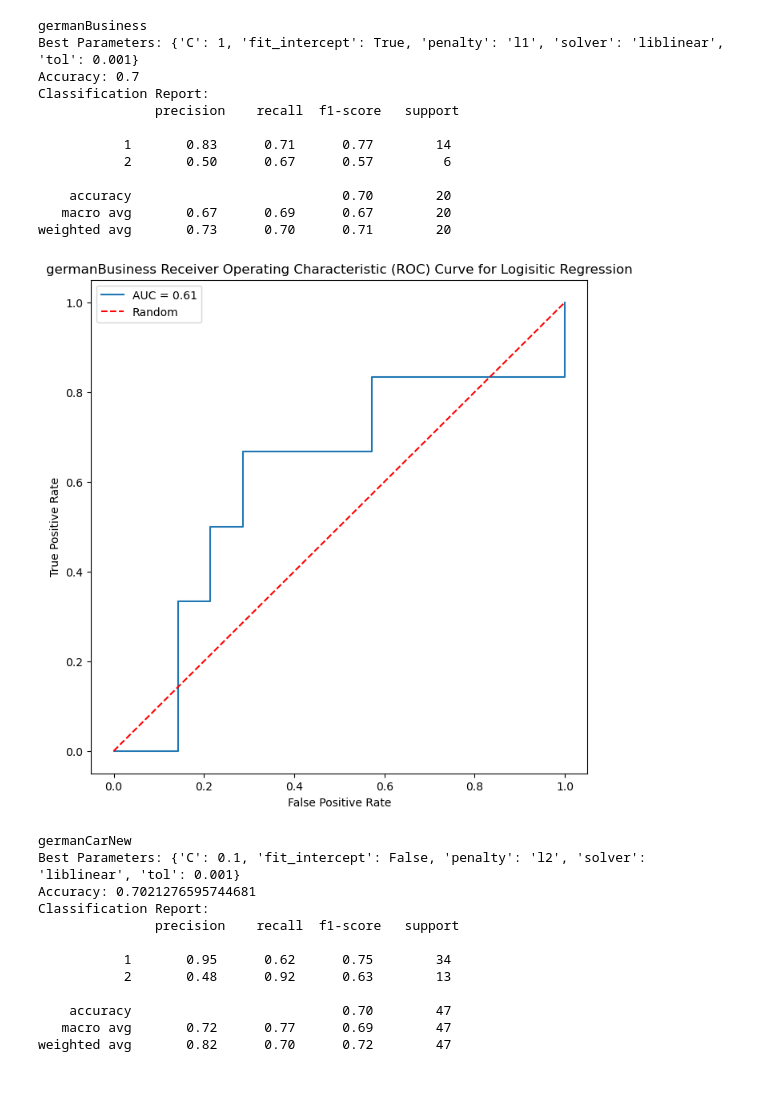
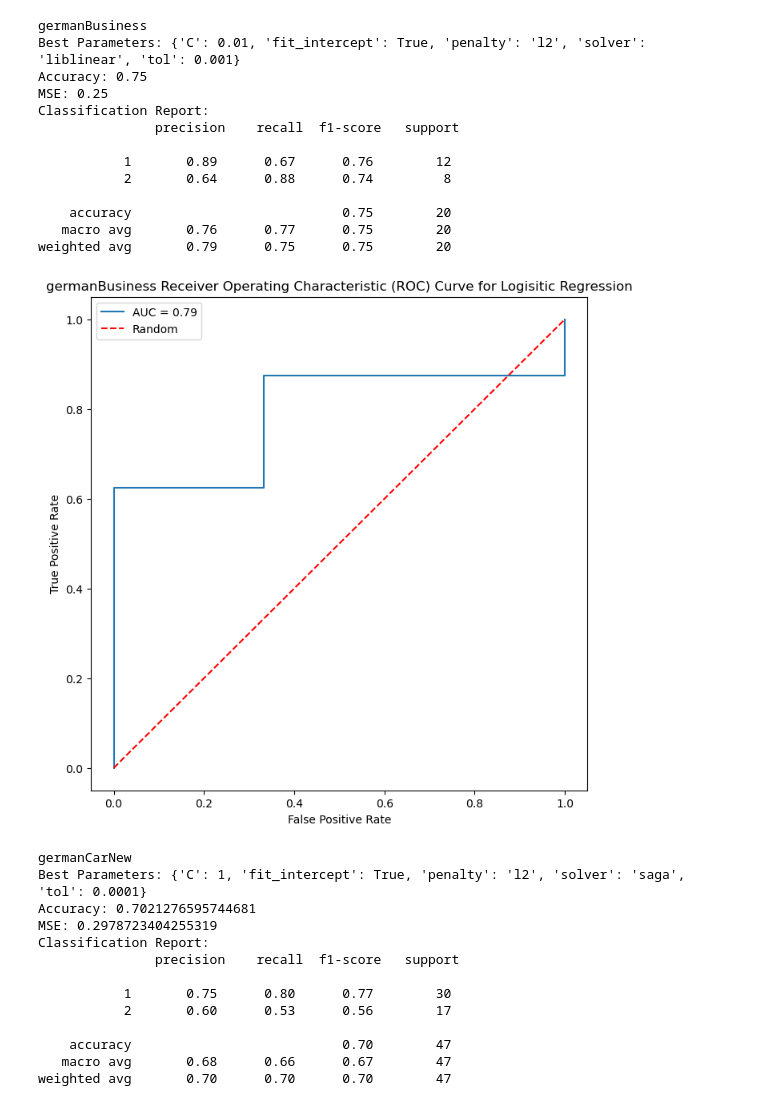
Before and after one commit to siusing-li/171_final, a Jupyter notebook: src/germanLogistic.ipynb, the cells around one changed output. Cells and saved outputs as stored; diff of their text form; code cells hidden in the pictures.

```diff
--- a/src/germanLogistic.ipynb
+++ b/src/germanLogistic.ipynb
@@ -21,24 +9,8 @@ import nbformat
 from sklearn.preprocessing import StandardScaler
 # %%
-'''df[0] = pd.read_csv('germanAppliance2.csv')
-df[1] = pd.read_csv('germanBusiness.csv')
-df[2] = pd.read_csv('germanCarNew.csv')
-df[3] = pd.read_csv('germanCarUsed.csv')
-df[4] = pd.read_csv('germanEducation2.csv')
-df[5] = pd.read_csv('germanFurniture.csv')
-df[6] = pd.read_csv('germanOther.csv')
-df[7] = pd.read_csv('germanRadio_TV.csv')
-df[8] = pd.read_csv('germanReapirs.csv')
-df[9] = pd.read_csv('germanRetraining2.csv')'''
-
-"""file_list = ['germanAppliance2.csv', 'germanBusiness.csv', 'germanCarNew.csv', 'germanCarUsed.csv',
-            'germanEducation2.csv', 'germanFurniture.csv', 'germanOther.csv',
-            'germanRadio_TV.csv', 'germanRepairs.csv', 'germanRetraining2']"""
-
-#Took out germanAppliance2, germanOther, germanRetraining2
+#Took out germanAppliance2, germanOther, germanRetraining2 because not enough data
 file_list = ['germanBusiness.csv', 'germanCarNew.csv', 'germanCarUsed.csv',
-'germanEducation2.csv', 'germanFurniture.csv',
-'germanRadio_TV.csv', 'germanRepairs.csv']
+            'germanEducation2.csv', 'germanFurniture.csv', 'germanRadio_TV.csv', 'germanRepairs.csv']
 
 # Initialize an empty dictionary to store DataFrames
 dataframes = {}
@@ -50,19 +22,15 @@ for file in file_list:
 
 for name, df in dataframes.items():
     print(name)
-    train, test = train_test_split(df, test_size=0.20, random_state=12)
+    train, test = train_test_split(df, test_size=0.20, random_state=3)
     # The remaining
     X_train, y_train = train.drop(columns=['Class']) ,train['Class']
     X_test, y_test = test.drop(columns=['Class']), test['Class']
-
-
 
     # Feature scaling
     sc = StandardScaler()
     X_train = sc.fit_transform(X_train)
     X_test= sc.transform(X_test)
-
-
 
     # Define the parameter grid for grid search
     param_grid = {
@@ -74,11 +42,10 @@ for name, df in dataframes.items():
     }
 
     # Initialize the Logistic Regression model
-    cls = LogisticRegression(max_iter=1000000)
-    #cls.fit(X_train, y_train)
+    log_cls = LogisticRegression(max_iter=1000000)
 
     # Create a GridSearchCV object
-    grid_search = GridSearchCV(cls, param_grid, cv=5, scoring='accuracy', n_jobs=-1)
+    grid_search = GridSearchCV(log_cls, param_grid, cv=5, scoring='accuracy', n_jobs=-1)
 
     # Fit the GridSearchCV object to the data
     grid_search.fit(X_train, y_train)
@@ -88,60 +55,60 @@ for name, df in dataframes.items():
     print("Best Parameters:", best_params)
 
     # Get the best model from the grid search
-    best_cls = grid_search.best_estimator_
+    best_log_cls = grid_search.best_estimator_
 
     # Make predictions on the test set using the best model
-    y_pred = best_cls.predict(X_test)
+    y_pred = best_log_cls.predict(X_test)
 
     # Evaluate the model
     accuracy = accuracy_score(y_test, y_pred)
+    mse = mean_squared_error(y_test, y_pred)
     report = classification_report(y_test, y_pred)
 
     print("Accuracy:", accuracy)
+    print("MSE:", mse)
     print("Classification Report:\n", report)
 
-    #print(classification_report(y_test, cls.predict(X_test)))
-
     # Make predictions on the test set
-    y_probs_svm = best_cls.predict_proba(X_test)[:, 1]
+    y_probs = best_log_cls.predict_proba(X_test)[:, 1]
 
     # Calculate ROC curve
-    fpr_svm, tpr_svm, thresholds_svm = roc_curve(y_test, y_probs_svm, pos_label=1)
+    fpr, tpr, thresholds= roc_curve(y_test, y_probs, pos_label=1)
 
     # Plot the ROC curve
     plt.figure(figsize=(8, 8))
-    plt.plot(tpr_svm, fpr_svm, label=f'AUC = {roc_auc_score(y_test, y_probs_svm):.2f}')
+    plt.plot(tpr, fpr, label=f'AUC = {roc_auc_score(y_test, y_probs):.2f}')
     plt.plot([0, 1], [0, 1], linestyle='--', color='red', label='Random')
     plt.xlabel('False Positive Rate')
     plt.ylabel('True Positive Rate')
     plt.title(f'{name} Receiver Operating Characteristic (ROC) Curve for Logisitic Regression')
     plt.legend()
     plt.show()
-
-    #metrics.RocCurveDisplay.from_predictions
 # %% [output]
 germanBusiness
-Best Parameters: {'C': 1, 'fit_intercept': True, 'penalty': 'l1', 'solver': 'liblinear', 'tol': 0.001}
-Accuracy: 0.7
+Best Parameters: {'C': 0.01, 'fit_intercept': True, 'penalty': 'l2', 'solver': 'liblinear', 'tol': 0.001}
+Accuracy: 0.75
+MSE: 0.25
 Classification Report:
                precision    recall  f1-score   support
 
-           1       0.83      0.71      0.77        14
-           2       0.50      0.67      0.57         6
+           1       0.89      0.67      0.76        12
+           2       0.64      0.88      0.74         8
 
-    accuracy                           0.70        20
-   macro avg       0.67      0.69      0.67        20
-weighted avg       0.73      0.70      0.71        20
+    accuracy                           0.75        20
+   macro avg       0.76      0.77      0.75        20
+weighted avg       0.79      0.75      0.75        20
-[figure, old version]
+[figure, new version]
 germanCarNew
-Best Parameters: {'C': 0.1, 'fit_intercept': False, 'penalty': 'l2', 'solver': 'liblinear', 'tol': 0.001}
+Best Parameters: {'C': 1, 'fit_intercept': True, 'penalty': 'l2', 'solver': 'saga', 'tol': 0.0001}
 Accuracy: 0.7021276595744681
+MSE: 0.2978723404255319
 Classification Report:
                precision    recall  f1-score   support
 
-           1       0.95      0.62      0.75        34
-           2       0.48      0.92      0.63        13
+           1       0.75      0.80      0.77        30
+           2       0.60      0.53      0.56        17
 
     accuracy                           0.70        47
-   macro avg       0.72      0.77      0.69        47
-weighted avg       0.82      0.70      0.72        47
+   macro avg       0.68      0.66      0.67        47
+weighted avg       0.70      0.70      0.70        47
```
Also changed, not shown: parts of 2 cells of this notebook, 42 other files.
